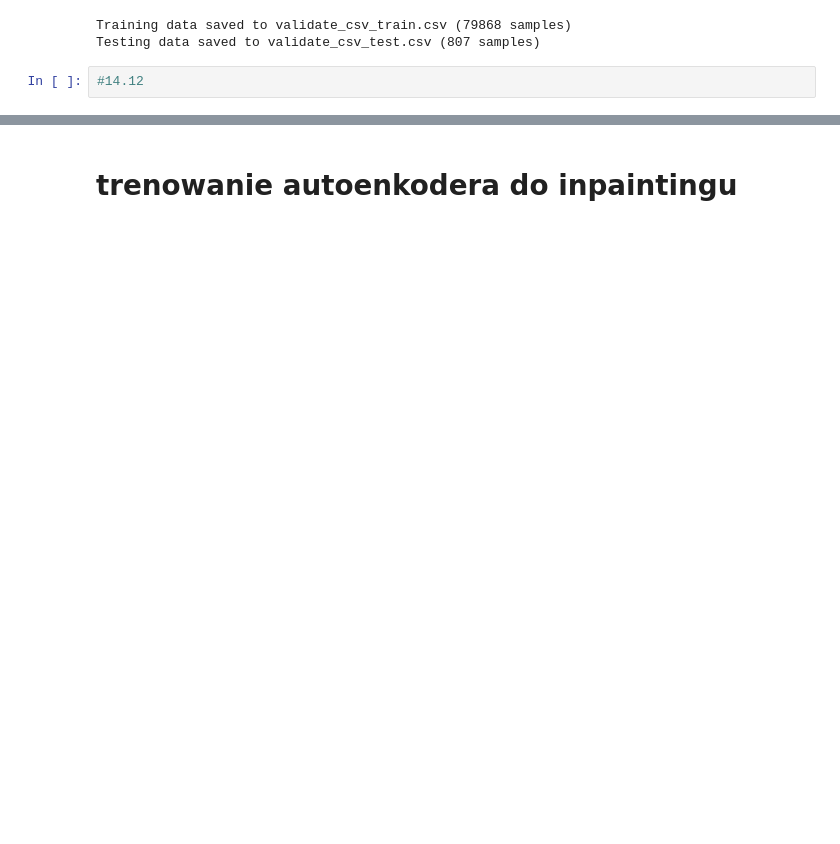
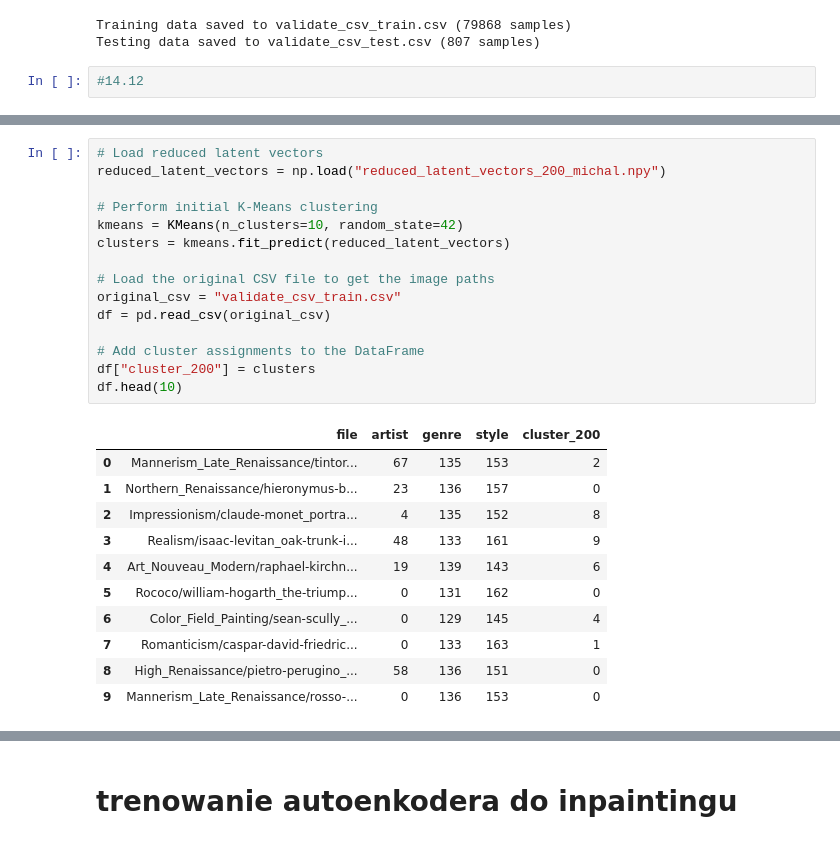
Before and after one commit to AdamKrupski/UN_project, a Jupyter notebook: UN_projekt_porzadnie.ipynb, the cells around one changed output, grey strips where cells are left out. Saved outputs shown, nothing was run; the diff lists cells and outputs as text; blank space fills up the shorter version.

```diff
--- a/UN_projekt_porzadnie.ipynb
+++ b/UN_projekt_porzadnie.ipynb
@@ -429,0 +350,27 @@ Cluster Centers (in latent space):
+# %%
+# Load reduced latent vectors
+reduced_latent_vectors = np.load("reduced_latent_vectors_200_michal.npy")
+
+# Perform initial K-Means clustering
+kmeans = KMeans(n_clusters=10, random_state=42)
+clusters = kmeans.fit_predict(reduced_latent_vectors)
+
+# Load the original CSV file to get the image paths
+original_csv = "validate_csv_train.csv"
+df = pd.read_csv(original_csv)
+
+# Add cluster assignments to the DataFrame
+df["cluster_200"] = clusters
+df.head(10)
+# %% [output]
+|  | file | artist | genre | style | cluster_200 |
+| 0 | Mannerism_Late_Renaissance/tintor... | 67 | 135 | 153 | 2 |
+| 1 | Northern_Renaissance/hieronymus-b... | 23 | 136 | 157 | 0 |
+| 2 | Impressionism/claude-monet_portra... | 4 | 135 | 152 | 8 |
+| 3 | Realism/isaac-levitan_oak-trunk-i... | 48 | 133 | 161 | 9 |
+| 4 | Art_Nouveau_Modern/raphael-kirchn... | 19 | 139 | 143 | 6 |
+| 5 | Rococo/william-hogarth_the-triump... | 0 | 131 | 162 | 0 |
+| 6 | Color_Field_Painting/sean-scully_... | 0 | 129 | 145 | 4 |
+| 7 | Romanticism/caspar-david-friedric... | 0 | 133 | 163 | 1 |
+| 8 | High_Renaissance/pietro-perugino_... | 58 | 136 | 151 | 0 |
+| 9 | Mannerism_Late_Renaissance/rosso-... | 0 | 136 | 153 | 0 |
```
Also changed, not shown: parts of 47 cells of this notebook, 18 other files.
